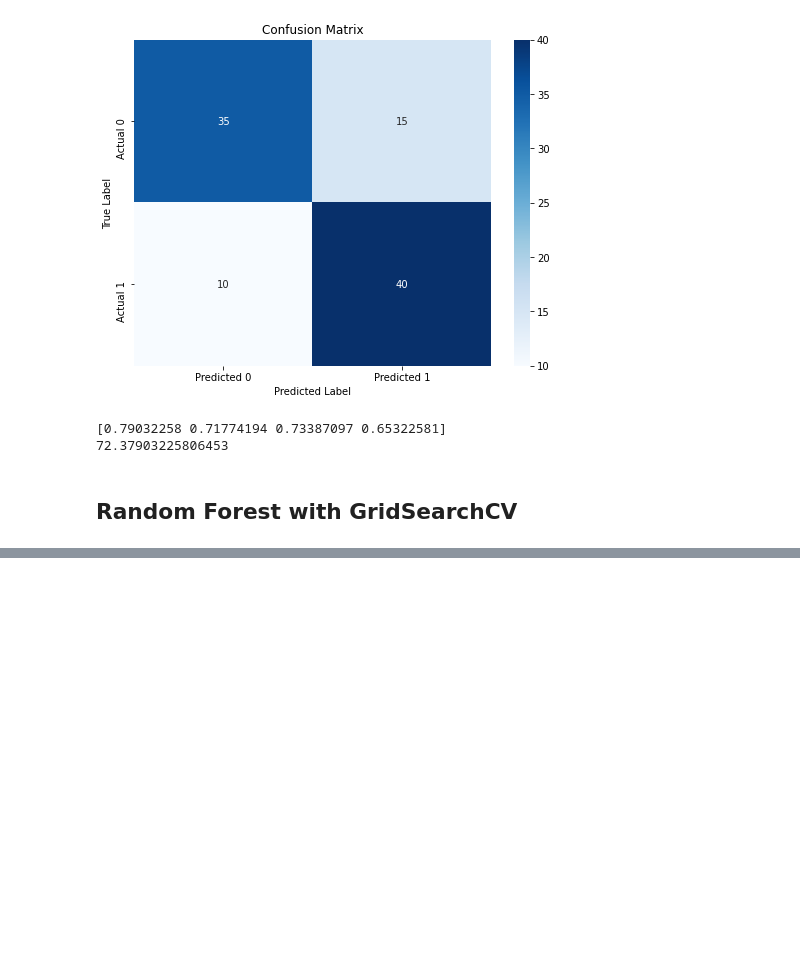
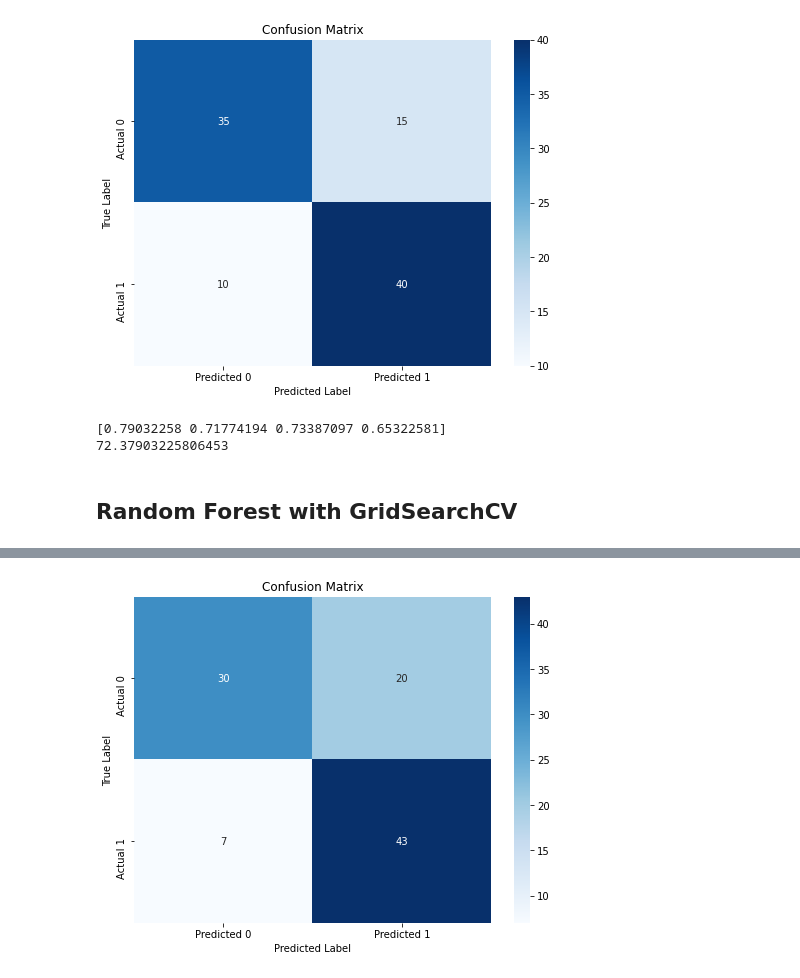
Before and after one commit to Annbellah/Brain_Stroke_Model, a Jupyter notebook: Brain_Stroke.ipynb, the cells around one changed output, grey strips where cells are left out. Cells and saved outputs as stored; diff of their text form; code cells hidden in the pictures; blank space fills up the shorter version.

```diff
--- a/Brain_Stroke.ipynb
+++ b/Brain_Stroke.ipynb
@@ -412,9 +442,9 @@ print(np.mean(score)*100)
 
 # Create the parameter grid based on the results of random search
 param_grid = {
-    'n_estimators': [100, 200, 300],
+    'n_estimators': [10, 20, 30],
     'criterion': ['gini', 'entropy'],
-    'max_depth': [10, 20, 30],
+    'max_depth': [5,10,15,20],
     'min_samples_split': [2, 5, 10],
 }
 
@@ -432,8 +462,8 @@ print(f"Best parameters: {grid_search.best_params_}")
 best_rf = grid_search.best_estimator_
 
 # Predict using the best model
-y_pred_clf2 = best_rf.predict(X_test)
+y_pred_rand2 = best_rf.predict(X_test)
 
 # Evaluate the model
-print(classification_report(y_test, y_pred_clf2))
+print(classification_report(y_test, y_pred_rand2))
 # %% [output]
@@ -453,0 +483,12 @@ weighted avg       0.73      0.73      0.73       100
+# %%
+conf_matrix = confusion_matrix(y_test, y_pred_rand2)
+
+# Plot the confusion matrix
+plt.figure(figsize=(8, 6))
+sns.heatmap(conf_matrix, annot=True, fmt='d', cmap='Blues', xticklabels=['Predicted 0', 'Predicted 1'], yticklabels=['Actual 0', 'Actual 1'])
+plt.xlabel('Predicted Label')
+plt.ylabel('True Label')
+plt.title('Confusion Matrix')
+plt.show()
+# %% [output]
+[figure, added]
```
Also changed, not shown: parts of 5 cells of this notebook.
